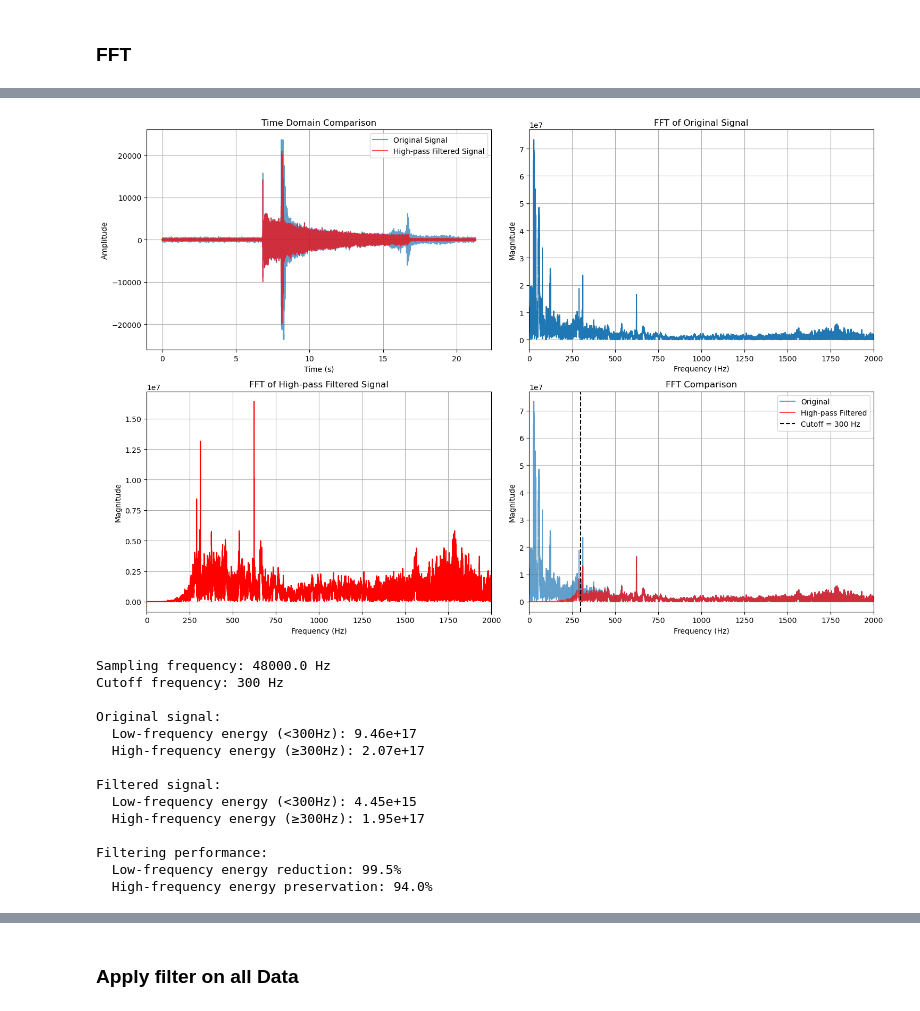
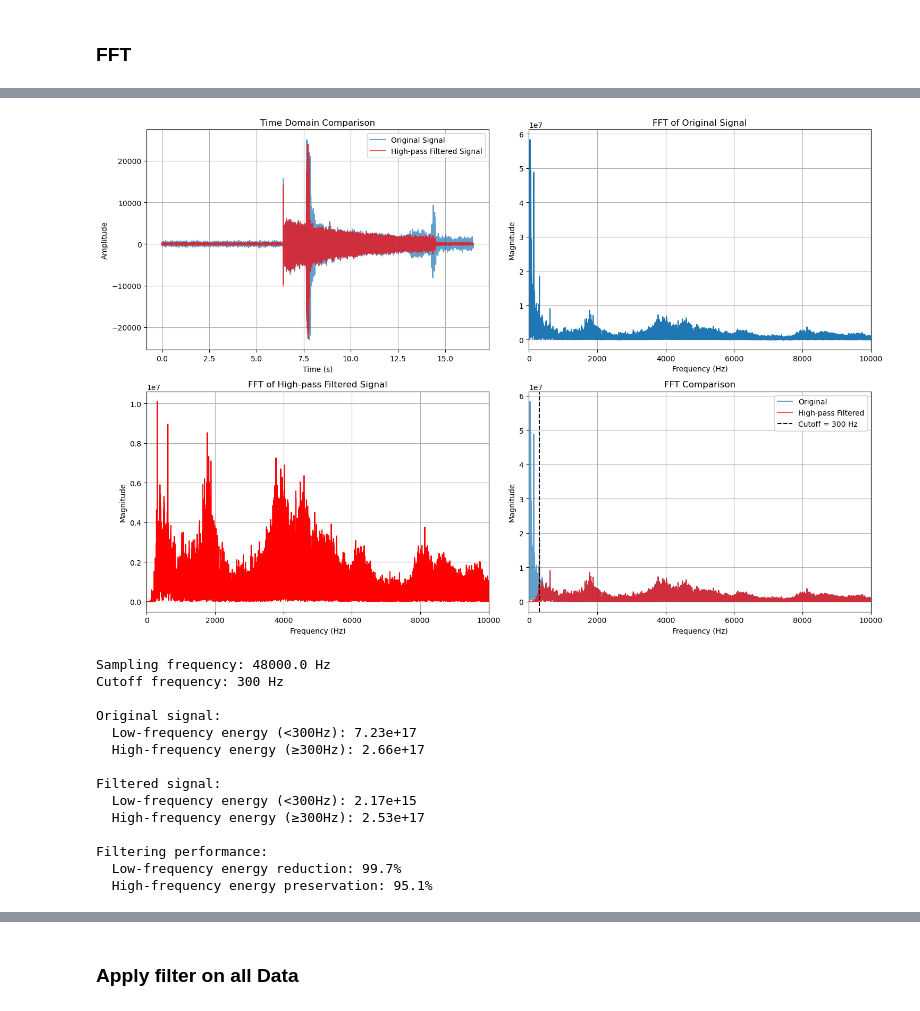
Before and after one commit to mingxin0532/Predictive-Quality-in-Additive-Manufacturing, a Jupyter notebook: PQAM.ipynb, the cells around one changed output, grey strips where cells are left out. Cells and saved outputs as stored; diff of their text form; code cells hidden in the pictures.

```diff
--- a/PQAM.ipynb
+++ b/PQAM.ipynb
@@ -266,7 +260,7 @@ Estimated sampling rate (sr): 48000 Hz
 
 
 # Read data
-file_path = os.path.join(Audio_path, "169.csv")
+file_path = os.path.join(Audio_path, "250.csv")
 df = pd.read_csv(file_path)
 t = df['Time']
 m = df['M']
@@ -318,7 +312,7 @@ axes[0, 1].plot(frequencies_pos, np.abs(Y_original_pos))
 axes[0, 1].set_xlabel('Frequency (Hz)')
 axes[0, 1].set_ylabel('Magnitude')
 axes[0, 1].set_title('FFT of Original Signal')
-axes[0, 1].set_xlim(0, 2000)  # Limit display range for better observation
+axes[0, 1].set_xlim(0, 10000)  # Limit display range for better observation
 axes[0, 1].grid(True)
 
 # Frequency domain - filtered signal
@@ -326,7 +320,7 @@ axes[1, 0].plot(frequencies_pos, np.abs(Y_filtered_pos), color='red')
 axes[1, 0].set_xlabel('Frequency (Hz)')
 axes[1, 0].set_ylabel('Magnitude')
 axes[1, 0].set_title('FFT of High-pass Filtered Signal')
-axes[1, 0].set_xlim(0, 2000)
+axes[1, 0].set_xlim(0, 10000)
 axes[1, 0].grid(True)
 
 # Frequency domain overlay comparison
@@ -336,7 +330,7 @@ axes[1, 1].axvline(x=cutoff, color='black', linestyle='--', label=f'Cutoff = {cu
 axes[1, 1].set_xlabel('Frequency (Hz)')
 axes[1, 1].set_ylabel('Magnitude')
 axes[1, 1].set_title('FFT Comparison')
-axes[1, 1].set_xlim(0, 2000)
+axes[1, 1].set_xlim(0, 10000)
 axes[1, 1].legend()
 axes[1, 1].grid(True)
 
@@ -344,45 +338,45 @@ plt.tight_layout()
 plt.show()
 
 # Analyze filtering performance
 print(f"Sampling frequency: {fs:.1f} Hz")
 print(f"Cutoff frequency: {cutoff} Hz")
 
 # Calculate low-frequency and high-frequency energy
 low_freq_mask = frequencies_pos < cutoff
 high_freq_mask = frequencies_pos >= cutoff
 
 # Low-frequency and high-frequency energy of original signal
 low_energy_orig = np.sum(np.abs(Y_original_pos[low_freq_mask])**2)
 high_energy_orig = np.sum(np.abs(Y_original_pos[high_freq_mask])**2)
 
 # Low-frequency and high-frequency energy of filtered signal
 low_energy_filt = np.sum(np.abs(Y_filtered_pos[low_freq_mask])**2)
 high_energy_filt = np.sum(np.abs(Y_filtered_pos[high_freq_mask])**2)
 
 print(f"\nOriginal signal:")
 print(f"  Low-frequency energy (<{cutoff}Hz): {low_energy_orig:.2e}")
 print(f"  High-frequency energy (≥{cutoff}Hz): {high_energy_orig:.2e}")
 
 print(f"\nFiltered signal:")
 print(f"  Low-frequency energy (<{cutoff}Hz): {low_energy_filt:.2e}")
 print(f"  High-frequency energy (≥{cutoff}Hz): {high_energy_filt:.2e}")
 
 print(f"\nFiltering performance:")
 print(f"  Low-frequency energy reduction: {(1 - low_energy_filt/low_energy_orig)*100:.1f}%")
 print(f"  High-frequency energy preservation: {(high_energy_filt/high_energy_orig)*100:.1f}%")
 # %% [output]
-[figure, old version]
+[figure, new version]
 Sampling frequency: 48000.0 Hz
 Cutoff frequency: 300 Hz
 
 Original signal:
-  Low-frequency energy (<300Hz): 9.46e+17
-  High-frequency energy (≥300Hz): 2.07e+17
+  Low-frequency energy (<300Hz): 7.23e+17
+  High-frequency energy (≥300Hz): 2.66e+17
 
 Filtered signal:
-  Low-frequency energy (<300Hz): 4.45e+15
-  High-frequency energy (≥300Hz): 1.95e+17
+  Low-frequency energy (<300Hz): 2.17e+15
+  High-frequency energy (≥300Hz): 2.53e+17
 
 Filtering performance:
-  Low-frequency energy reduction: 99.5%
-  High-frequency energy preservation: 94.0%
+  Low-frequency energy reduction: 99.7%
+  High-frequency energy preservation: 95.1%
```
Also changed, not shown: parts of 24 cells of this notebook.
